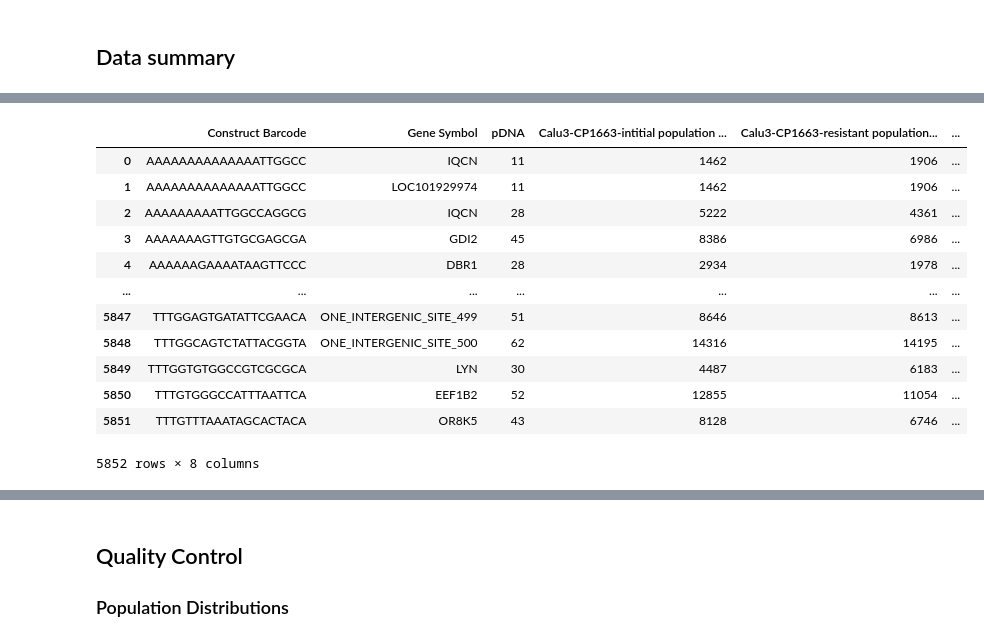
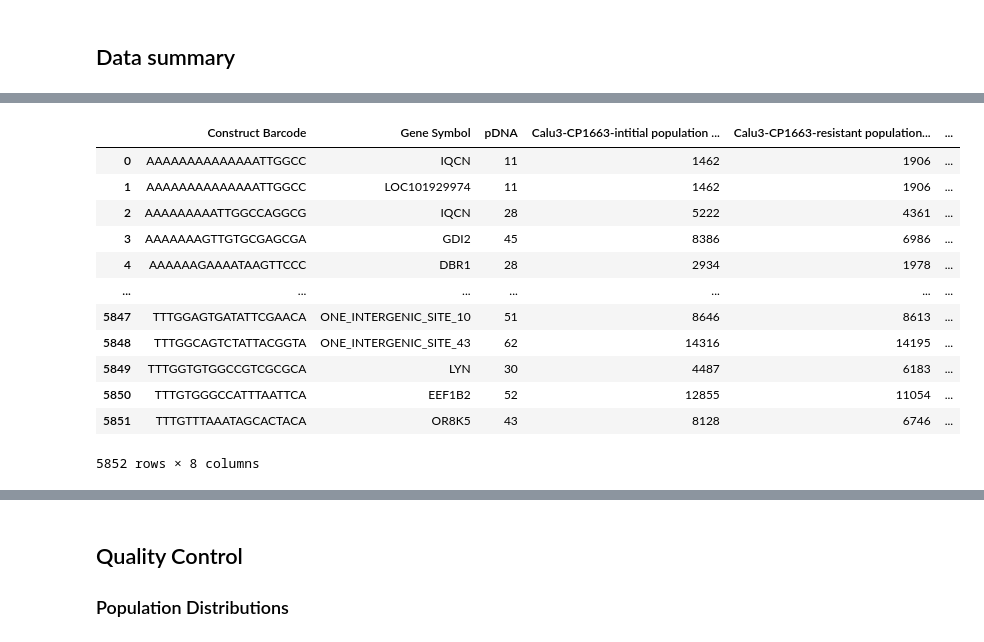
Before and after one commit to PriyankaRoy5/SARS-CoV-2-meta-analysis, a Jupyter notebook: SecondaryScreens/Goujon_Calu3_Act_Secondary_Library_screen.ipynb, the cells around one changed output, grey strips where cells are left out. Drawn from its saved outputs; the diff is of its cells as text; code cells hidden in the pictures.

```diff
--- a/SecondaryScreens/Goujon_Calu3_Act_Secondary_Library_screen.ipynb
+++ b/SecondaryScreens/Goujon_Calu3_Act_Secondary_Library_screen.ipynb
@@ -121,0 +71,3 @@ reads
+# %%
+reads = pd.read_excel('Data/GSE193834_Supplemental_File_16_Calu-3_Act_SecondaryLibrary_Goujon.xlsx', sheet_name='Calu3_genomewide_reads')
+reads
@@ -122,19 +88,19 @@ reads
 # %%
 # Gene Annotations
-chip = pd.read_csv('../../../Data/Interim/Goujon/Secondary_Library/CP1663_GRCh38_NCBI_strict_gene_20210707.chip', sep='\t')
-chip = chip.rename(columns={'Barcode Sequence':'Construct Barcode'})
+chip = pd.read_excel('Data/GSE193834_Supplemental_File_16_Calu-3_Act_SecondaryLibrary_Goujon.xlsx', sheet_name='Calu3_guide_mapping')
+# Merge reads with annotations
 chip_reads = pd.merge(chip[['Construct Barcode', 'Gene Symbol']], reads, on = ['Construct Barcode'], how = 'right')
 chip_reads
 # %% [output]
 |  | Construct Barcode | Gene Symbol | pDNA | Calu3-CP1663-intitial population ... | Calu3-CP1663-resistant population... | ... |
 | 0 | AAAAAAAAAAAAAATTGGCC | IQCN | 11 | 1462 | 1906 | ... |
 | 1 | AAAAAAAAAAAAAATTGGCC | LOC101929974 | 11 | 1462 | 1906 | ... |
 | 2 | AAAAAAAAATTGGCCAGGCG | IQCN | 28 | 5222 | 4361 | ... |
 | 3 | AAAAAAAGTTGTGCGAGCGA | GDI2 | 45 | 8386 | 6986 | ... |
 | 4 | AAAAAAGAAAATAAGTTCCC | DBR1 | 28 | 2934 | 1978 | ... |
 | ... | ... | ... | ... | ... | ... | ... |
-| 5847 | TTTGGAGTGATATTCGAACA | ONE_INTERGENIC_SITE_499 | 51 | 8646 | 8613 | ... |
-| 5848 | TTTGGCAGTCTATTACGGTA | ONE_INTERGENIC_SITE_500 | 62 | 14316 | 14195 | ... |
+| 5847 | TTTGGAGTGATATTCGAACA | ONE_INTERGENIC_SITE_10 | 51 | 8646 | 8613 | ... |
+| 5848 | TTTGGCAGTCTATTACGGTA | ONE_INTERGENIC_SITE_43 | 62 | 14316 | 14195 | ... |
 | 5849 | TTTGGTGTGGCCGTCGCGCA | LYN | 30 | 4487 | 6183 | ... |
 | 5850 | TTTGTGGGCCATTTAATTCA | EEF1B2 | 52 | 12855 | 11054 | ... |
 | 5851 | TTTGTTTAAATAGCACTACA | OR8K5 | 43 | 8128 | 6746 | ... |
```
Also changed, not shown: parts of 8 cells of this notebook, 7 other files.
